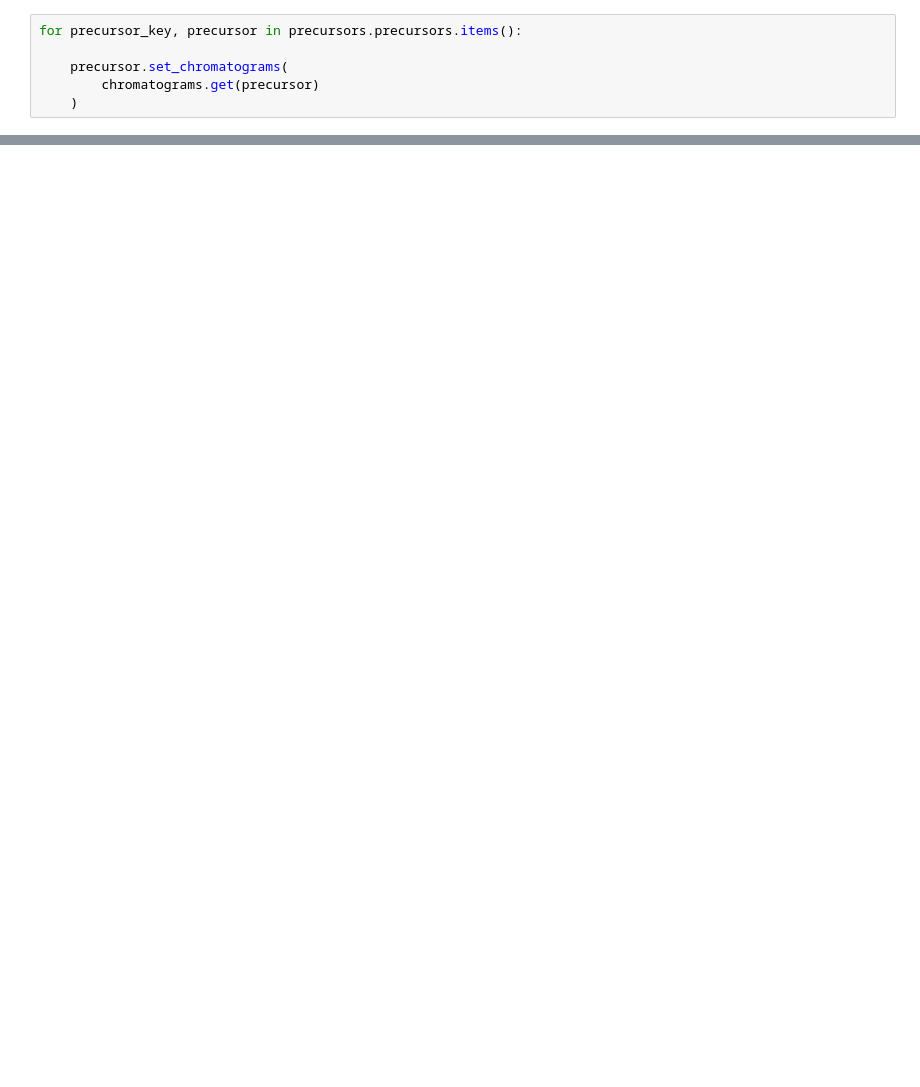
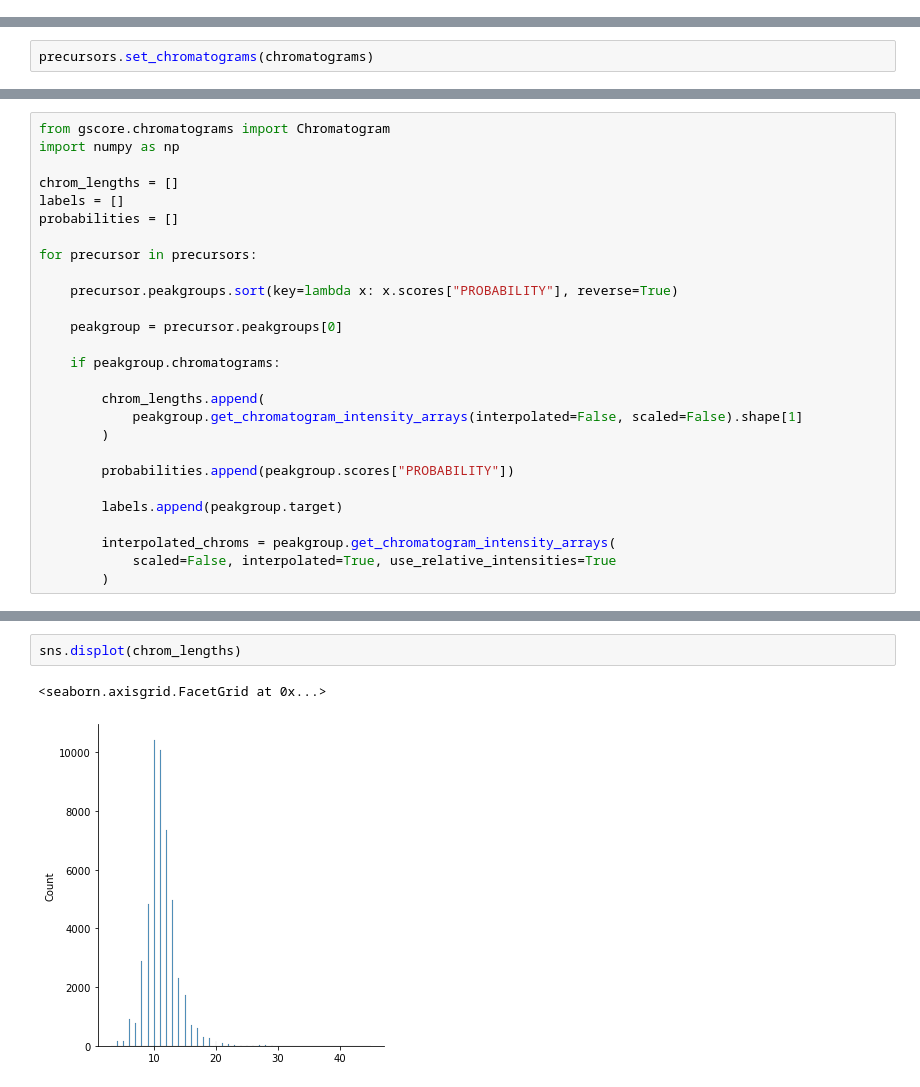
Before and after one commit to InfectionMedicineProteomics/gps, a Jupyter notebook: notebooks/chromatograms.ipynb, the cells around one changed output, grey strips where cells are left out. Saved outputs shown, nothing was run; the diff lists cells and outputs as text; blank space fills up the shorter version.

Commit message:
Updated to use actual bounded chromatograms. Much simpler and should be more powerful in the long run as well as more theoretically applicable

```diff
--- a/notebooks/chromatograms.ipynb
+++ b/notebooks/chromatograms.ipynb
@@ -43,6 +30,0 @@ max_chrom_length = chromatograms.max_chromatogram_length()
-# %%
-for precursor_key, precursor in precursors.precursors.items():
-
-    precursor.set_chromatograms(
-        chromatograms.get(precursor)
-    )
@@ -73,0 +31,2 @@ for precursor in precursors:
+# %%
+precursors.set_chromatograms(chromatograms)
@@ -73,0 +35,27 @@ for precursor in precursors:
+# %%
+from gscore.chromatograms import Chromatogram
+import numpy as np
+
+chrom_lengths = []
+labels = []
+probabilities = []
+
+for precursor in precursors:
+
+    precursor.peakgroups.sort(key=lambda x: x.scores["PROBABILITY"], reverse=True)
+
+    peakgroup = precursor.peakgroups[0]
+
+    if peakgroup.chromatograms:
+
+        chrom_lengths.append(
+            peakgroup.get_chromatogram_intensity_arrays(interpolated=False, scaled=False).shape[1]
+        )
+
+        probabilities.append(peakgroup.scores["PROBABILITY"])
+
+        labels.append(peakgroup.target)
+
+        interpolated_chroms = peakgroup.get_chromatogram_intensity_arrays(
+            scaled=False, interpolated=True, use_relative_intensities=True
+        )
@@ -73,0 +101,5 @@ for precursor in precursors:
+# %%
+sns.displot(chrom_lengths)
+# %% [output]
+<seaborn.axisgrid.FacetGrid at 0x...>
+[figure, added]
```
Also changed, not shown: parts of 32 cells of this notebook, 2 other files.
